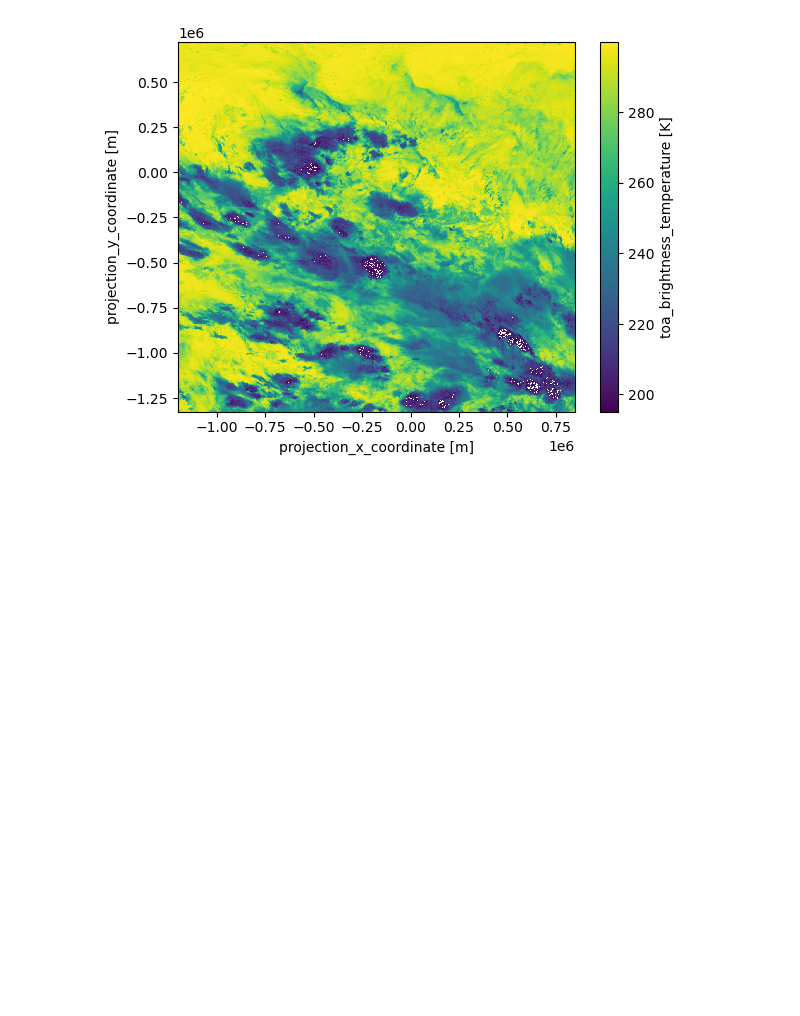
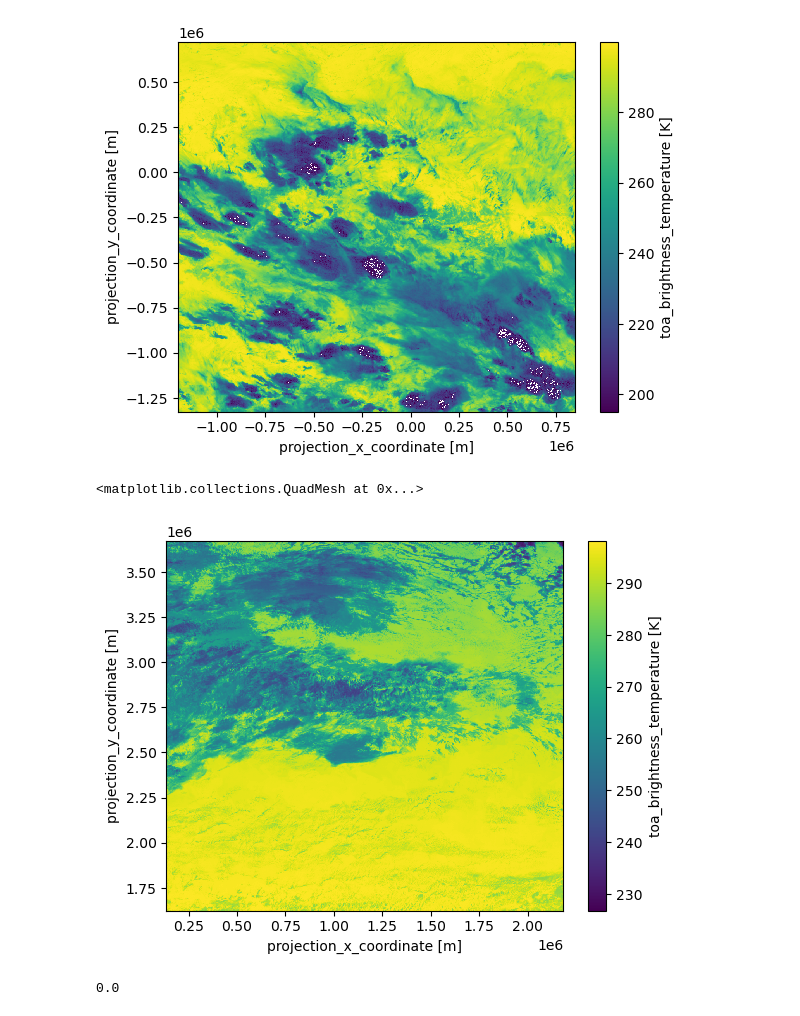
Before and after one commit to annajungbluth/eo-data-prep, a Jupyter notebook: notebooks/test_patches.ipynb, the cells around one changed output. Cells and saved outputs as stored; diff of their text form; code cells hidden in the pictures; blank space fills up the shorter version.

Commit message:
fixed nan count issue

```diff
--- a/notebooks/test_patches.ipynb
+++ b/notebooks/test_patches.ipynb
@@ -210,3 +212,20 @@ ds.B07.plot()
 # %% [output]
 <matplotlib.collections.QuadMesh at 0x...>
 [figure]
+# %%
+data_path = '/home/anna.jungbluth/data/himawari/himawari-42'
+list_files = os.listdir(data_path)
+list_files = [os.path.join(data_path, f) for f in list_files if f.endswith('.nc')]
+# %%
+num = np.random.randint(0, len(list_files))
+
+ds = xr.open_dataset(list_files[num], engine='netcdf4')
+# %%
+ds.B07.plot()
+# %% [output]
+<matplotlib.collections.QuadMesh at 0x...>
+[figure, added]
+# %%
+np.count_nonzero(np.isnan(ds.B07.data))/(ds.x.size * ds.y.size)
+# %% [output]
+0.0
```
Also changed, not shown: parts of 3 cells of this notebook, 3 other files.
